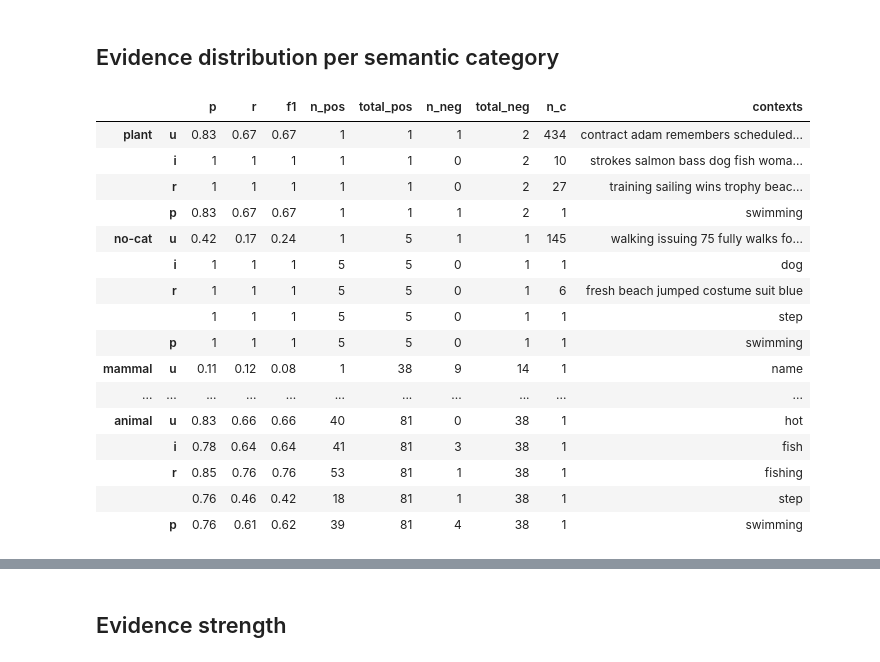
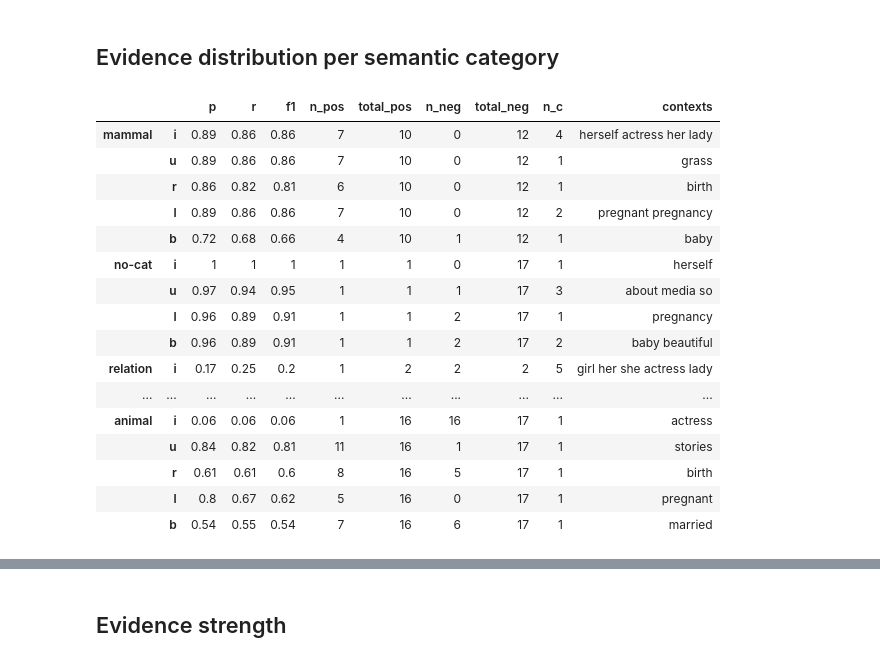
Before and after one commit to PiaSommerauer/corpus_diagnostics, a Jupyter notebook: scripts/refined context analysis.ipynb, the cells around one changed output, grey strips where cells are left out. Saved outputs shown, nothing was run; the diff lists cells and outputs as text; code cells hidden in the pictures.

```diff
--- a/scripts/refined context analysis.ipynb
+++ b/scripts/refined context analysis.ipynb
@@ -297,7 +296,7 @@ swim
 # %%
 # get top distinctive contexts per prop
 
-model_name = 'giga_full_updated'
+model_name = 'wiki_updated'
 properties = get_properties()
 table = get_top_distinctive_contexts(properties, model_name)
 df = pd.DataFrame(table)
@@ -484,10 +556,11 @@ def get_annotation_status(model_name, top_cutoff, concept_cutoff):
             # get categories:
             files = os.listdir(full_path)
             # get number of words
-            path_file = f'{full_path}/annotation-updated.csv'
+            path_file = f'{full_path}/annotation-transferred-updated.csv'
             with open(path_file) as infile:
                 lines = infile.read().strip().split('\n')
-            line_dict[prop] = len(lines)
+                not_annotated = [l for l in lines if l.strip().split(',')[1] == 'NA']
+            line_dict[prop] = (len(lines), len(not_annotated), len(lines)-len(not_annotated))
             if 'annotation-updated-done.csv' in files:
                 annotation_dict['complete'].add(prop)
             else:
@@ -556,7 +629,7 @@ def get_evidence_distribution(model_name, prop, top_cutoff, concept_cutoff):
         ev_counts_norm[ev]  = cnt/total_contexts
     return ev_counts_norm
 # %%
-model_name = 'giga_full_updated'
+model_name = 'wiki_updated'
 top_cutoff = 3
 concept_cutoff = 3
 ann_dict = show_annotation_status(model_name, top_cutoff, concept_cutoff)
@@ -621,0 +697,13 @@ df
+# %%
+from statistics import stdev
+import pandas as pd
+
+def get_categories(prop, model_name):
+    analysis_type = 'tfidf-raw-10000/each_target_vs_corpus_per_category'
+    path_dir = f'../results/{model_name}/{analysis_type}'
+    path_dir = f'{path_dir}/{prop}'
+    categories = set()
+    for d in os.listdir(path_dir):
+        if '.' not in d:
+            categories.add(d)
+    return categories
@@ -710,29 +860,28 @@ def get_top_ev_categories(prop, model_name, top_cutoff, concept_cutoff):
 
     return table
 # %%
-prop = 'swim'
+prop = 'female'
 model_name = 'giga_full_updated'
 top_cutoff = 3
 concept_cutoff = 3
 table = get_top_ev_categories(prop, model_name, top_cutoff, concept_cutoff)
-
 df = pd.DataFrame(table)
 df.T
 # %% [output]
 |  |  | p | r | f1 | n_pos | total_pos | n_neg | total_neg | n_c | contexts |
-| plant | u | 0.83 | 0.67 | 0.67 | 1 | 1 | 1 | 2 | 434 | contract adam remembers scheduled... |
-|  | i | 1 | 1 | 1 | 1 | 1 | 0 | 2 | 10 | strokes salmon bass dog fish woma... |
-|  | r | 1 | 1 | 1 | 1 | 1 | 0 | 2 | 27 | training sailing wins trophy beac... |
-|  | p | 0.83 | 0.67 | 0.67 | 1 | 1 | 1 | 2 | 1 | swimming |
-| no-cat | u | 0.42 | 0.17 | 0.24 | 1 | 5 | 1 | 1 | 145 | walking issuing 75 fully walks fo... |
-|  | i | 1 | 1 | 1 | 5 | 5 | 0 | 1 | 1 | dog |
-|  | r | 1 | 1 | 1 | 5 | 5 | 0 | 1 | 6 | fresh beach jumped costume suit blue |
-|  |  | 1 | 1 | 1 | 5 | 5 | 0 | 1 | 1 | step |
-|  | p | 1 | 1 | 1 | 5 | 5 | 0 | 1 | 1 | swimming |
-| mammal | u | 0.11 | 0.12 | 0.08 | 1 | 38 | 9 | 14 | 1 | name |
+| mammal | i | 0.89 | 0.86 | 0.86 | 7 | 10 | 0 | 12 | 4 | herself actress her lady |
+|  | u | 0.89 | 0.86 | 0.86 | 7 | 10 | 0 | 12 | 1 | grass |
+|  | r | 0.86 | 0.82 | 0.81 | 6 | 10 | 0 | 12 | 1 | birth |
+|  | l | 0.89 | 0.86 | 0.86 | 7 | 10 | 0 | 12 | 2 | pregnant pregnancy |
+|  | b | 0.72 | 0.68 | 0.66 | 4 | 10 | 1 | 12 | 1 | baby |
+| no-cat | i | 1 | 1 | 1 | 1 | 1 | 0 | 17 | 1 | herself |
+|  | u | 0.97 | 0.94 | 0.95 | 1 | 1 | 1 | 17 | 3 | about media so |
+|  | l | 0.96 | 0.89 | 0.91 | 1 | 1 | 2 | 17 | 1 | pregnancy |
+|  | b | 0.96 | 0.89 | 0.91 | 1 | 1 | 2 | 17 | 2 | baby beautiful |
+| relation | i | 0.17 | 0.25 | 0.2 | 1 | 2 | 2 | 2 | 5 | girl her she actress lady |
 | ... | ... | ... | ... | ... | ... | ... | ... | ... | ... | ... |
-| animal | u | 0.83 | 0.66 | 0.66 | 40 | 81 | 0 | 38 | 1 | hot |
-|  | i | 0.78 | 0.64 | 0.64 | 41 | 81 | 3 | 38 | 1 | fish |
-|  | r | 0.85 | 0.76 | 0.76 | 53 | 81 | 1 | 38 | 1 | fishing |
-|  |  | 0.76 | 0.46 | 0.42 | 18 | 81 | 1 | 38 | 1 | step |
-|  | p | 0.76 | 0.61 | 0.62 | 39 | 81 | 4 | 38 | 1 | swimming |
+| animal | i | 0.06 | 0.06 | 0.06 | 1 | 16 | 16 | 17 | 1 | actress |
+|  | u | 0.84 | 0.82 | 0.81 | 11 | 16 | 1 | 17 | 1 | stories |
+|  | r | 0.61 | 0.61 | 0.6 | 8 | 16 | 5 | 17 | 1 | birth |
+|  | l | 0.8 | 0.67 | 0.62 | 5 | 16 | 0 | 17 | 1 | pregnant |
+|  | b | 0.54 | 0.55 | 0.54 | 7 | 16 | 6 | 17 | 1 | married |
```
Also changed, not shown: parts of 10 cells of this notebook, 5 other files.
